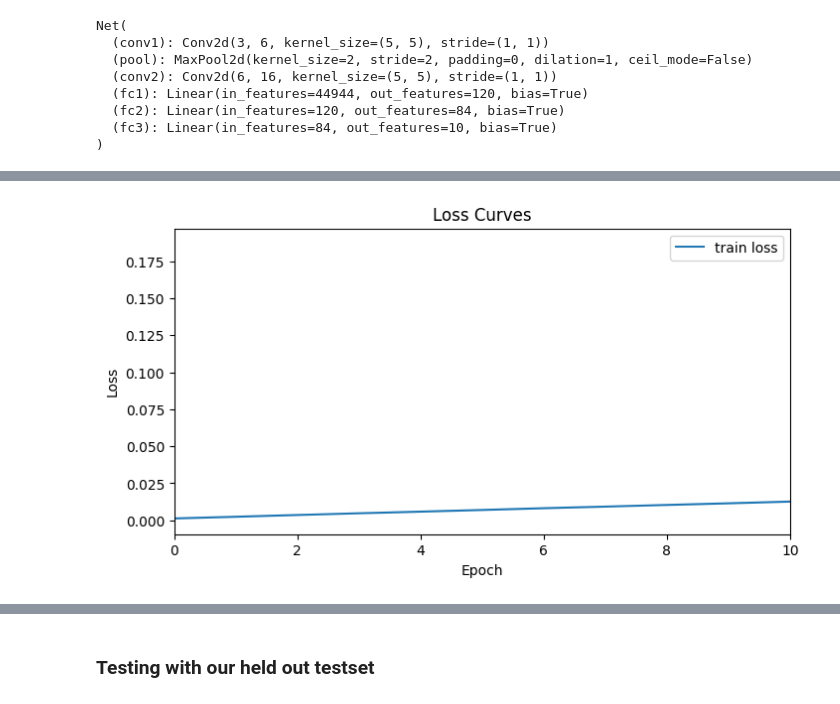
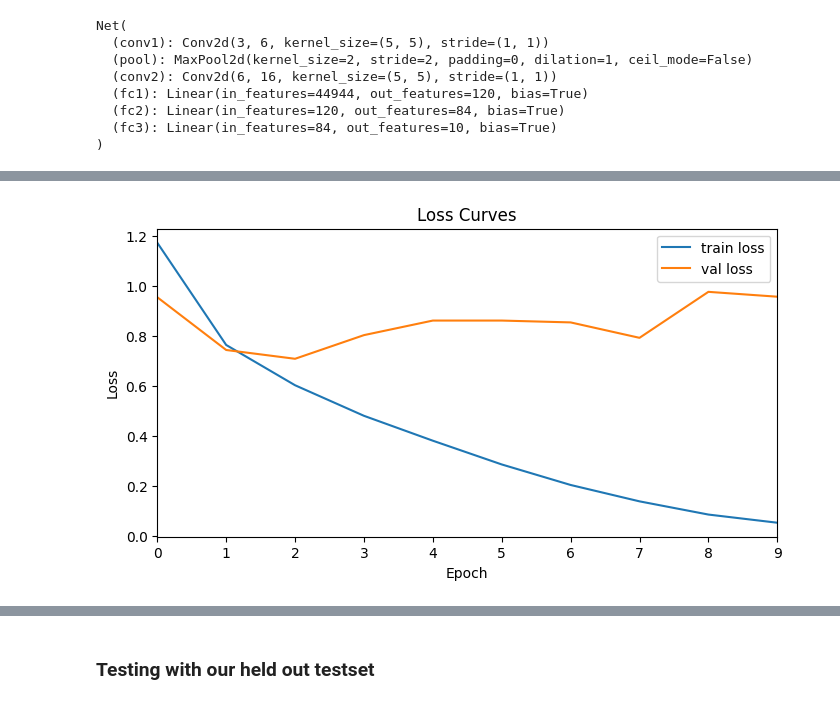
Before and after one commit to marissanesteban/multimodal-rep, a Jupyter notebook: HE-embedding/practice_1.ipynb, the cells around one changed output, grey strips where cells are left out. Saved outputs shown, nothing was run; the diff lists cells and outputs as text; code cells hidden in the pictures.

```diff
--- a/HE-embedding/practice_1.ipynb
+++ b/HE-embedding/practice_1.ipynb
@@ -30,12 +34,14 @@ transform = transforms.Compose([
 ])
 
 train_dataset = datasets.ImageFolder(
-    root="D:\\me2982@cumc.columbia.edu\\bianca\\NCT-CRC-HE-100K",   # path to the unzipped folder
+    # root="D:\\me2982@cumc.columbia.edu\\bianca\\NCT-CRC-HE-100K",   # path to the unzipped folder
+    root = "/Volumes/PortableSSD/me2982@cumc.columbia.edu/bianca/NCT-CRC-HE-100K",
     transform=transform
 )
 
 val_dataset = datasets.ImageFolder(
-    root="D:\\me2982@cumc.columbia.edu\\bianca\\CRC-VAL-HE-7K",
+    # root="D:\\me2982@cumc.columbia.edu\\bianca\\CRC-VAL-HE-7K",
+    root = "/Volumes/PortableSSD/me2982@cumc.columbia.edu/bianca/CRC-VAL-HE-7K",
     transform=transform
 )
 
@@ -139,10 +145,12 @@ val_accuracy = []
 for epoch in range(10):  # loop over the dataset multiple times
 
     running_loss = 0.0
+    epoch_loss = 0.0
     net.train()
     for i, data in enumerate(train_loader, 0):
         # get the inputs; data is a list of [inputs, labels]
         inputs, labels = data
+        inputs, labels = inputs.to(device), labels.to(device)
 
         # zero the parameter gradients
         optimizer.zero_grad()
@@ -154,12 +162,14 @@ for epoch in range(10):  # loop over the dataset multiple times
         optimizer.step()
 
         running_loss += loss.item()
+        epoch_loss += loss.item()
 
         if i % 200 == 199:    # print every 200 mini-batches
             print(f'[{epoch + 1}, {i + 1:5d}] loss: {running_loss / 200:.3f}')
             running_loss = 0.0
 
-    train_losses.append(running_loss / len(train_loader))
+
+    train_losses.append(epoch_loss / len(train_loader))
 
     # --- validation ---
     net.eval()
@@ -169,6 +179,7 @@ for epoch in range(10):  # loop over the dataset multiple times
 
     with torch.no_grad():
         for inputs, labels in val_loader:
+            inputs, labels = inputs.to(device), labels.to(device)
             outputs = net(inputs)
             loss = criterion(outputs, labels)
             val_loss += loss.item()
@@ -208,13 +242,16 @@ torch.save(net.state_dict(), PATH)
 # %%
+# RUN THIS AGAIN. HAD TO FIX THE TRAINING LOSSES
+
 plt.figure(figsize=(8, 4))
 plt.plot(train_losses, label='train loss')
+plt.plot(val_losses, label='val loss')
 plt.xlabel('Epoch')
 plt.ylabel('Loss')
 plt.legend()
 plt.title('Loss Curves')
-plt.xlim(0, 10)
+plt.xlim(0, 9)
 plt.show()
 # %% [output]
-[figure, old version]
+[figure, new version]
 # %%
 plt.figure(figsize=(8, 4))
```
Also changed, not shown: parts of 16 cells of this notebook, 2 other files.
